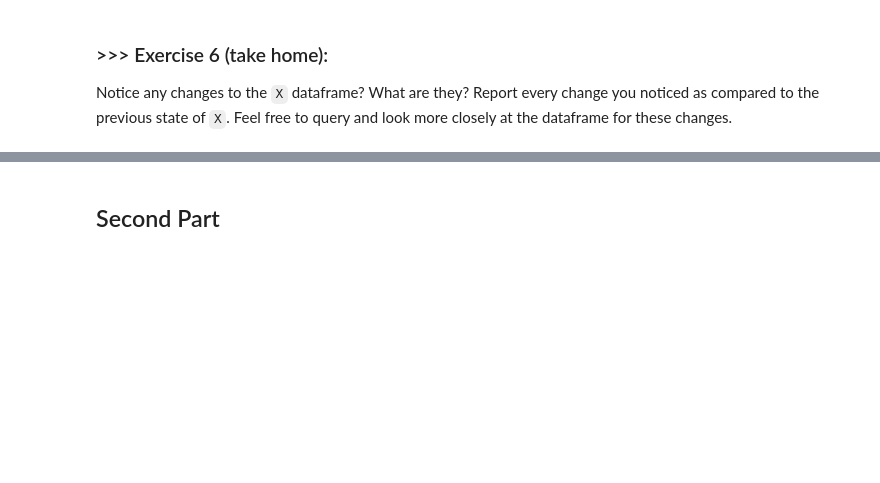
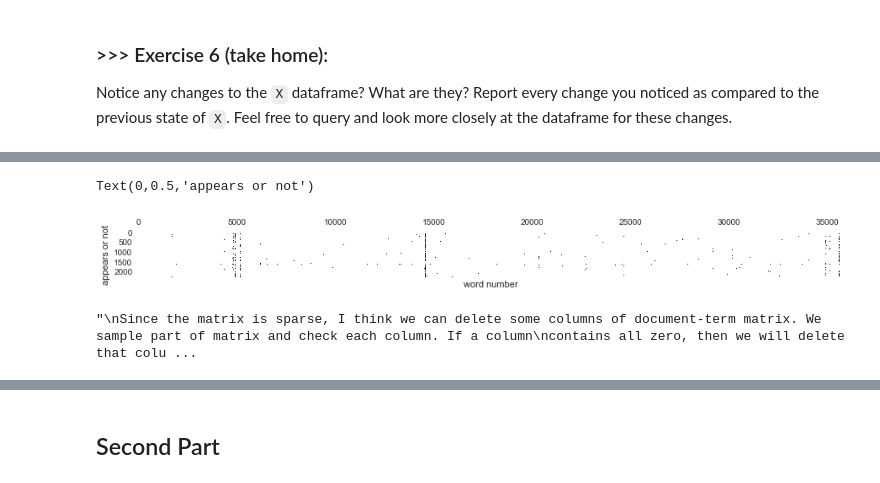
Before and after one commit to grace6029/DM19-Lab1-Homework1, a Jupyter notebook: DM19-Lab1-Homework1/DM19-Lab1-Homework.ipynb, the cells around one changed output, grey strips where cells are left out. Drawn from its saved outputs; the diff is of its cells as text; code cells hidden in the pictures; blank space fills up the shorter version.

```diff
--- a/DM19-Lab1-Homework1/DM19-Lab1-Homework.ipynb
+++ b/DM19-Lab1-Homework1/DM19-Lab1-Homework.ipynb
@@ -119,0 +218,7 @@ Notice any changes to the `X` dataframe? What are they? Report every change you
+# %%
+X['unigrams'] = X['text'].apply(lambda x: dmh.tokenize_text(x))
+# %%
+from sklearn.feature_extraction.text import CountVectorizer
+
+count_vect = CountVectorizer()
+X_counts = count_vect.fit_transform(X.text)
@@ -119,0 +380,17 @@ Notice any changes to the `X` dataframe? What are they? Report every change you
+# %%
+plt.figure(figsize=(15,8))
+plt.spy(plot_z)
+plt.xlabel("word number")
+plt.ylabel("appears or not")
+# %% [output]
+Text(0,0.5,'appears or not')
+[figure, added]
+# %%
+'''
+Since heat map will create a huge chart with a lot of zero
+, I think we can use 2-D plot to show how sparse the values are.
+So, I will use matplotlib's Spy function, which works with sparse matrix.
+
+'''
+# %% [output]
+"\nSince the matrix is sparse, I think we can delete some columns of document-term matrix. We sample part of matrix and check each column. If a column\ncontains all zero, then we will delete that colu ...
```
Also changed, not shown: parts of 39 cells of this notebook, 1 other file.
